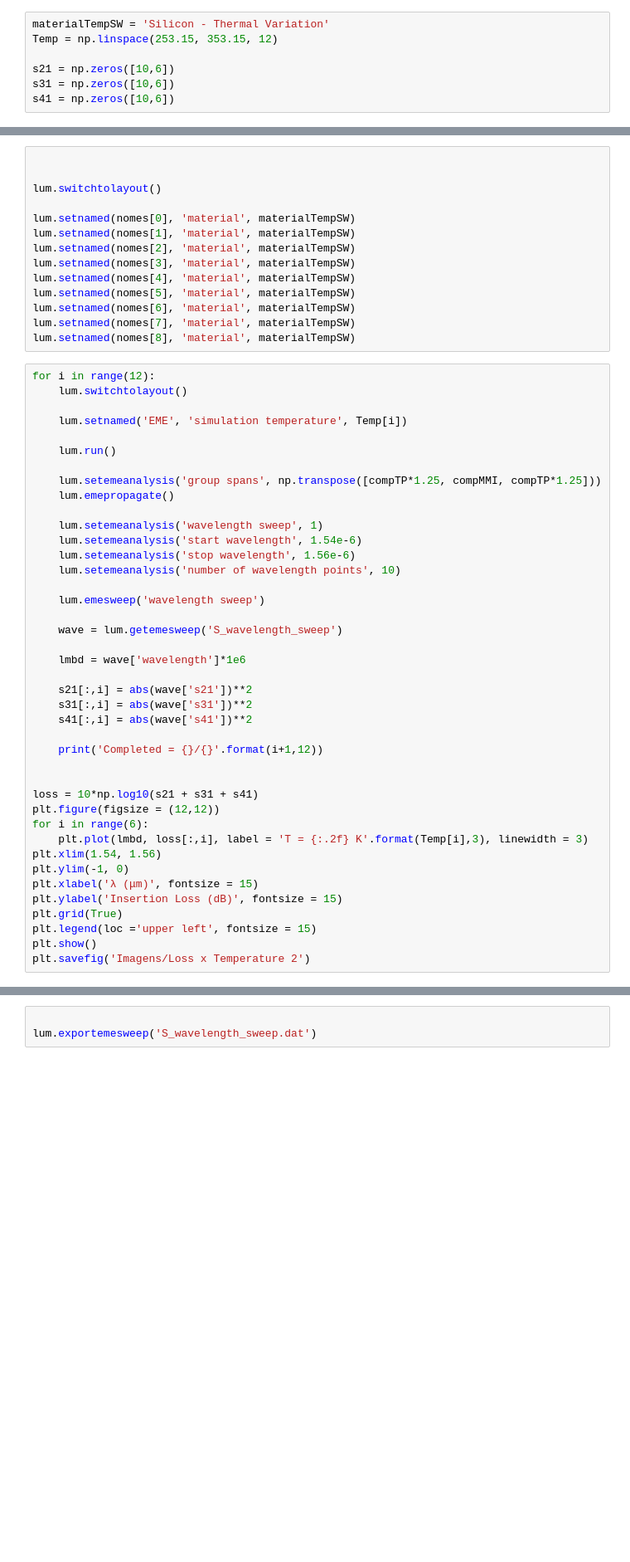
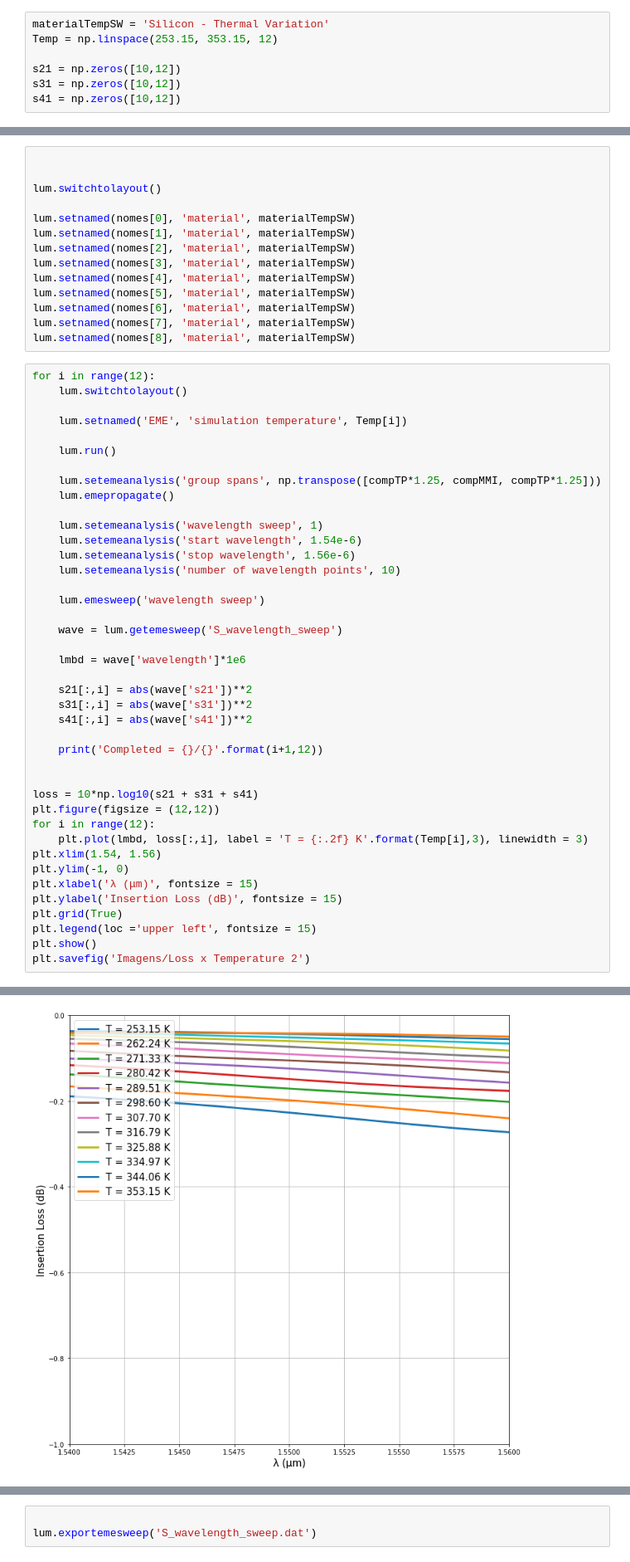
Before and after one commit to ringokin/MMI-photonics, a Jupyter notebook: backupzinho.ipynb, the cells around one changed output, grey strips where cells are left out. Shown at 83% size. Saved outputs shown, nothing was run; the diff lists cells and outputs as text; blank space fills up the shorter version.

```diff
--- a/backupzinho.ipynb
+++ b/backupzinho.ipynb
@@ -1604,9 +1604,9 @@ lum.setnamed(nomes[8], 'width_l', largTP)
 materialTempSW = 'Silicon - Thermal Variation'
 Temp = np.linspace(253.15, 353.15, 12)
 
-s21 = np.zeros([10,6])
-s31 = np.zeros([10,6])
-s41 = np.zeros([10,6])
+s21 = np.zeros([10,12])
+s31 = np.zeros([10,12])
+s41 = np.zeros([10,12])
 # %%
 lum.switchtolayout()
 
@@ -1670,7 +1670,7 @@ for i in range(12):
 
 loss = 10*np.log10(s21 + s31 + s41)
 plt.figure(figsize = (12,12))
-for i in range(6):
+for i in range(12):
     plt.plot(lmbd, loss[:,i], label = 'T = {:.2f} K'.format(Temp[i],3), linewidth = 3)
 plt.xlim(1.54, 1.56)
 plt.ylim(-1, 0)
@@ -1684,0 +1696 @@ LumApiError: 'the value type of property group spans is incorrect.'
+[figure, added]
```
Also changed, not shown: parts of 1 cell of this notebook.
